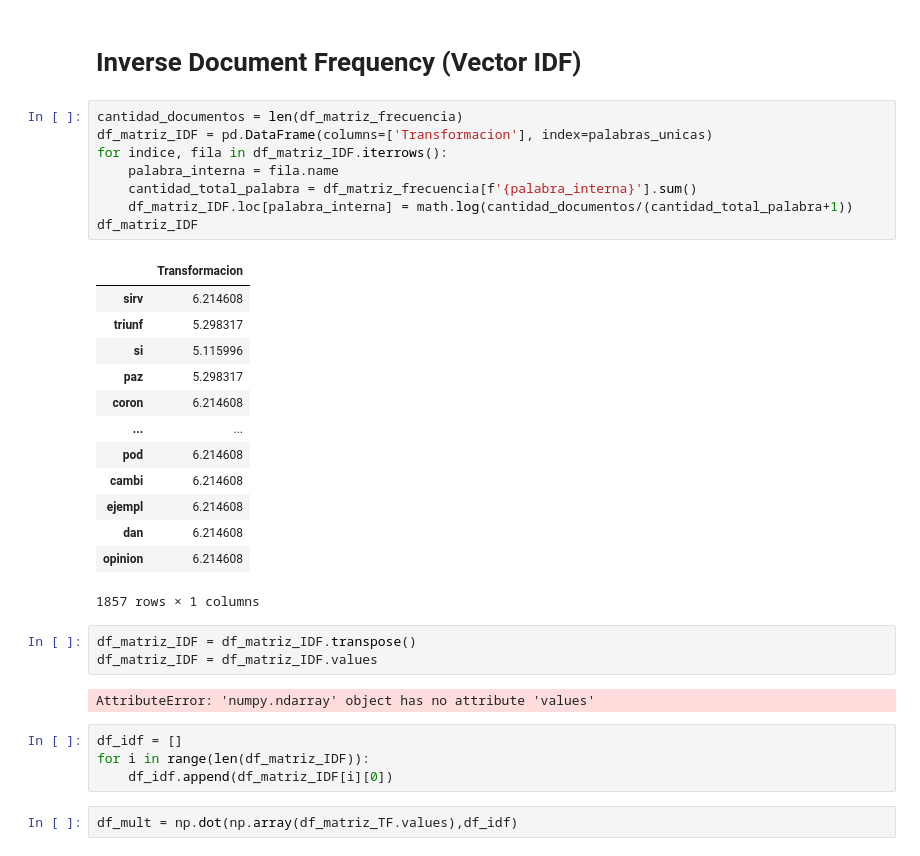
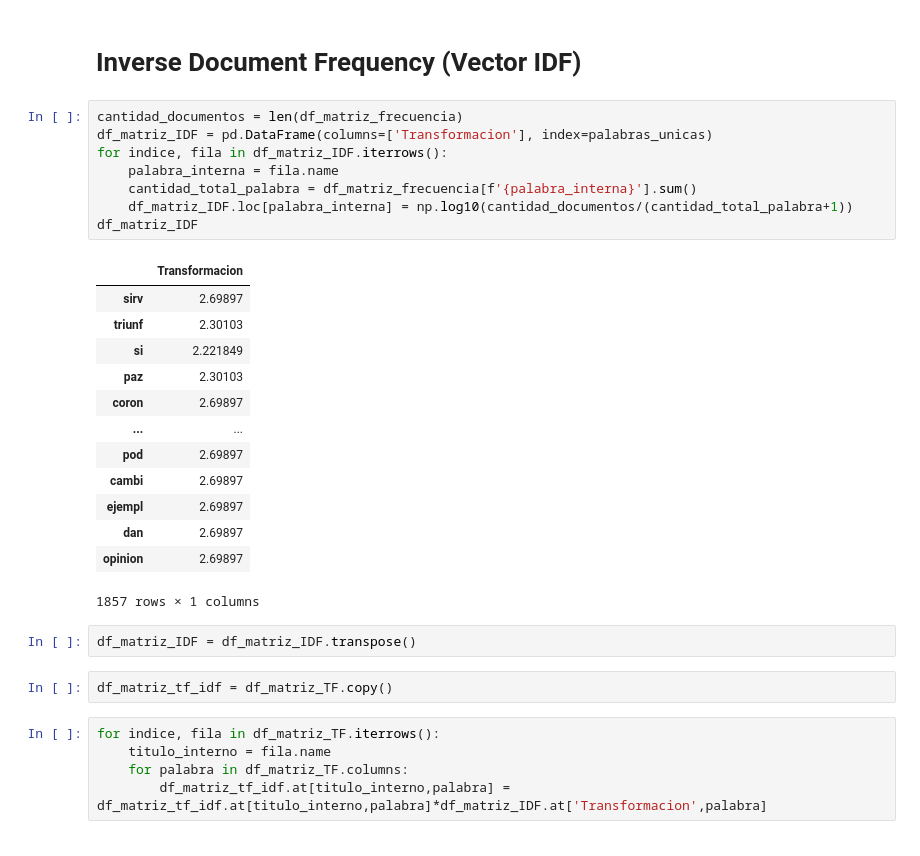
Before and after one commit to devBorisG/Estadistica-III, a Jupyter notebook: Tarea 4/Categorias.ipynb, the cells around one changed output. Saved outputs shown, nothing was run; the diff lists cells and outputs as text.

```diff
--- a/Tarea 4/Categorias.ipynb
+++ b/Tarea 4/Categorias.ipynb
@@ -358,34 +358,32 @@ df_matriz_TF
 # %%
 cantidad_documentos = len(df_matriz_frecuencia)
 df_matriz_IDF = pd.DataFrame(columns=['Transformacion'], index=palabras_unicas)
 for indice, fila in df_matriz_IDF.iterrows():
     palabra_interna = fila.name
     cantidad_total_palabra = df_matriz_frecuencia[f'{palabra_interna}'].sum()
-    df_matriz_IDF.loc[palabra_interna] = math.log(cantidad_documentos/(cantidad_total_palabra+1))
+    df_matriz_IDF.loc[palabra_interna] = np.log10(cantidad_documentos/(cantidad_total_palabra+1))
 df_matriz_IDF
 # %% [output]
 |  | Transformacion |
-| sirv | 6.214608 |
-| triunf | 5.298317 |
-| si | 5.115996 |
-| paz | 5.298317 |
-| coron | 6.214608 |
+| sirv | 2.69897 |
+| triunf | 2.30103 |
+| si | 2.221849 |
+| paz | 2.30103 |
+| coron | 2.69897 |
 | ... | ... |
-| pod | 6.214608 |
-| cambi | 6.214608 |
-| ejempl | 6.214608 |
-| dan | 6.214608 |
-| opinion | 6.214608 |
+| pod | 2.69897 |
+| cambi | 2.69897 |
+| ejempl | 2.69897 |
+| dan | 2.69897 |
+| opinion | 2.69897 |
 1857 rows × 1 columns
 # %%
 df_matriz_IDF = df_matriz_IDF.transpose()
-df_matriz_IDF = df_matriz_IDF.values
-# %% [output]
-AttributeError: 'numpy.ndarray' object has no attribute 'values'
-# %%
-df_idf = []
-for i in range(len(df_matriz_IDF)):
-    df_idf.append(df_matriz_IDF[i][0])
+# %%
+df_matriz_tf_idf = df_matriz_TF.copy()
 # %%
-df_mult = np.dot(np.array(df_matriz_TF.values),df_idf)
+for indice, fila in df_matriz_TF.iterrows():
+    titulo_interno = fila.name
+    for palabra in df_matriz_TF.columns:
+        df_matriz_tf_idf.at[titulo_interno,palabra] = df_matriz_tf_idf.at[titulo_interno,palabra]*df_matriz_IDF.at['Transformacion',palabra]
 # %%
```
Also changed, not shown: parts of 14 cells of this notebook.
